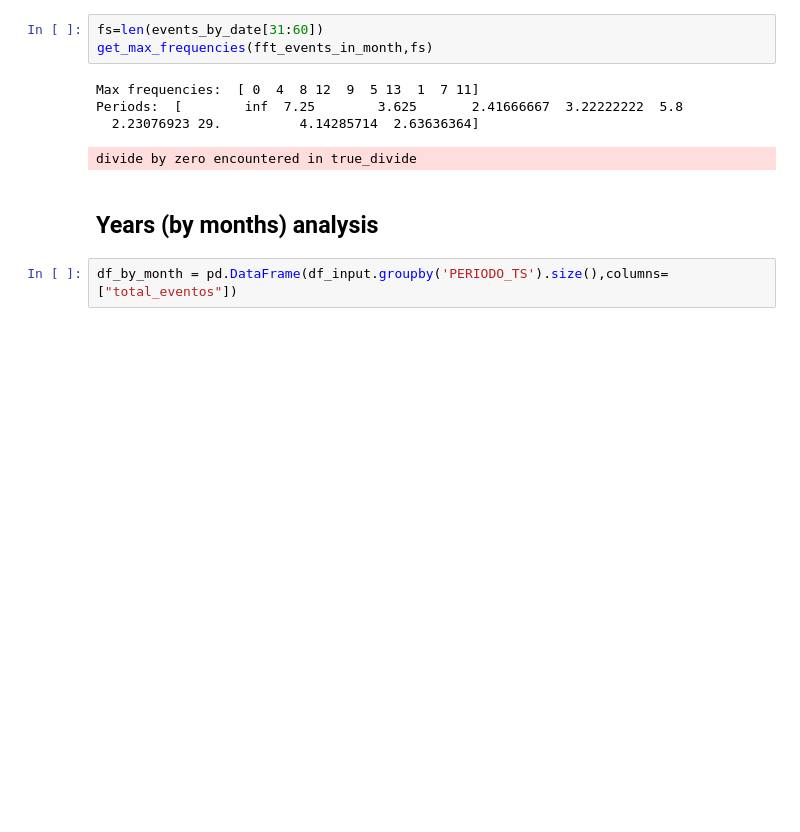
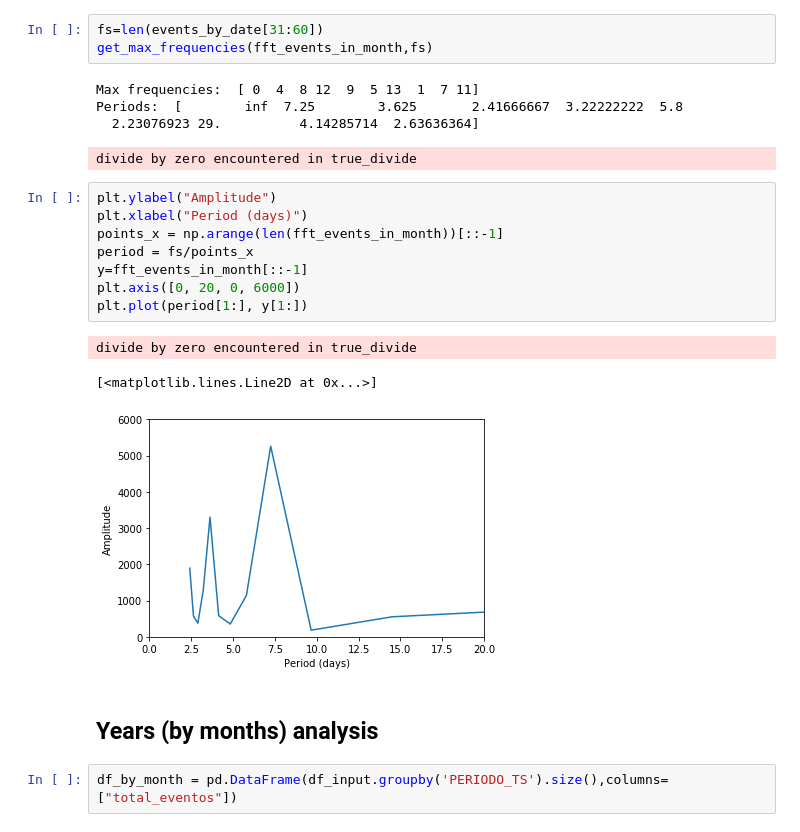
Before and after one commit to jrudascas/security_project, a Jupyter notebook: periodicity experiments/Riñas periodicity experiment.ipynb, the cells around one changed output. Drawn from its saved outputs; the diff is of its cells as text; blank space fills up the shorter version.

```diff
--- a/periodicity experiments/Riñas periodicity experiment.ipynb
+++ b/periodicity experiments/Riñas periodicity experiment.ipynb
@@ -151,6 +187,18 @@ Max frequencies:  [ 0  4  8 12  9  5 13  1  7 11]
 Periods:  [        inf  7.25        3.625       2.41666667  3.22222222  5.8
   2.23076923 29.          4.14285714  2.63636364]
 divide by zero encountered in true_divide
+# %%
+plt.ylabel("Amplitude")
+plt.xlabel("Period (days)")
+points_x = np.arange(len(fft_events_in_month))[::-1]
+period = fs/points_x
+y=fft_events_in_month[::-1]
+plt.axis([0, 20, 0, 6000])
+plt.plot(period[1:], y[1:])
+# %% [output]
+divide by zero encountered in true_divide
+[<matplotlib.lines.Line2D at 0x...>]
+[figure, added]
 # %% [markdown]
 ## Years (by months) analysis
 # %%
```
Also changed, not shown: parts of 5 cells of this notebook.
